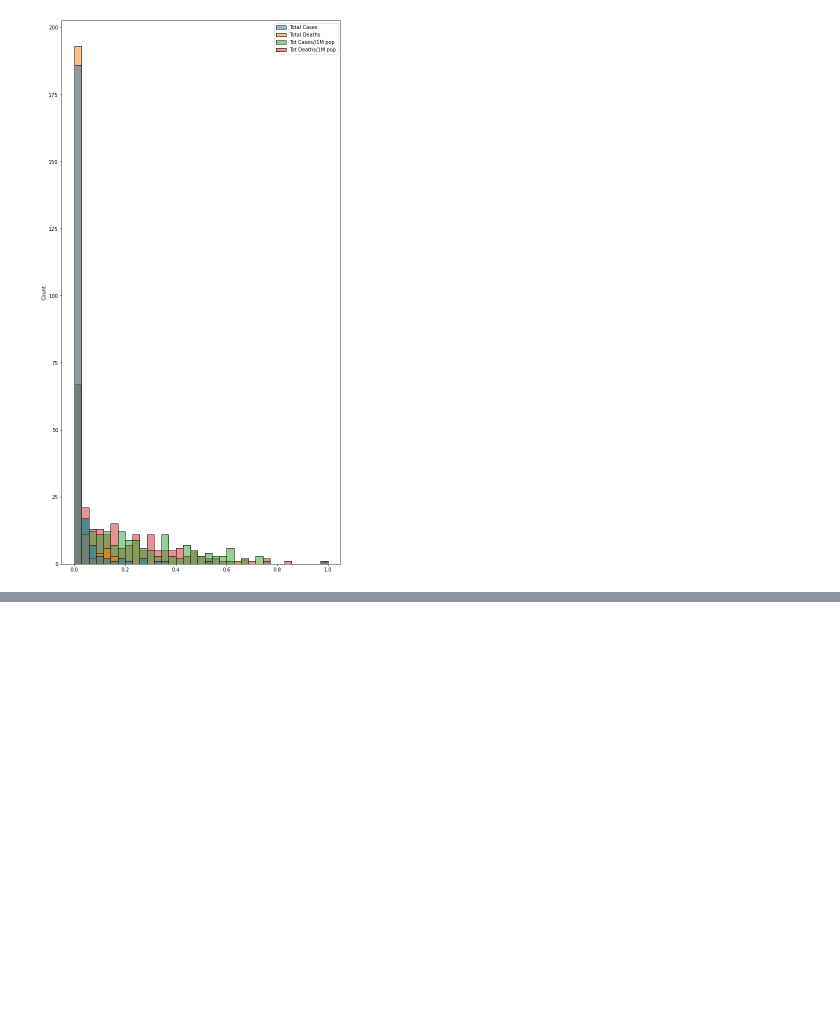
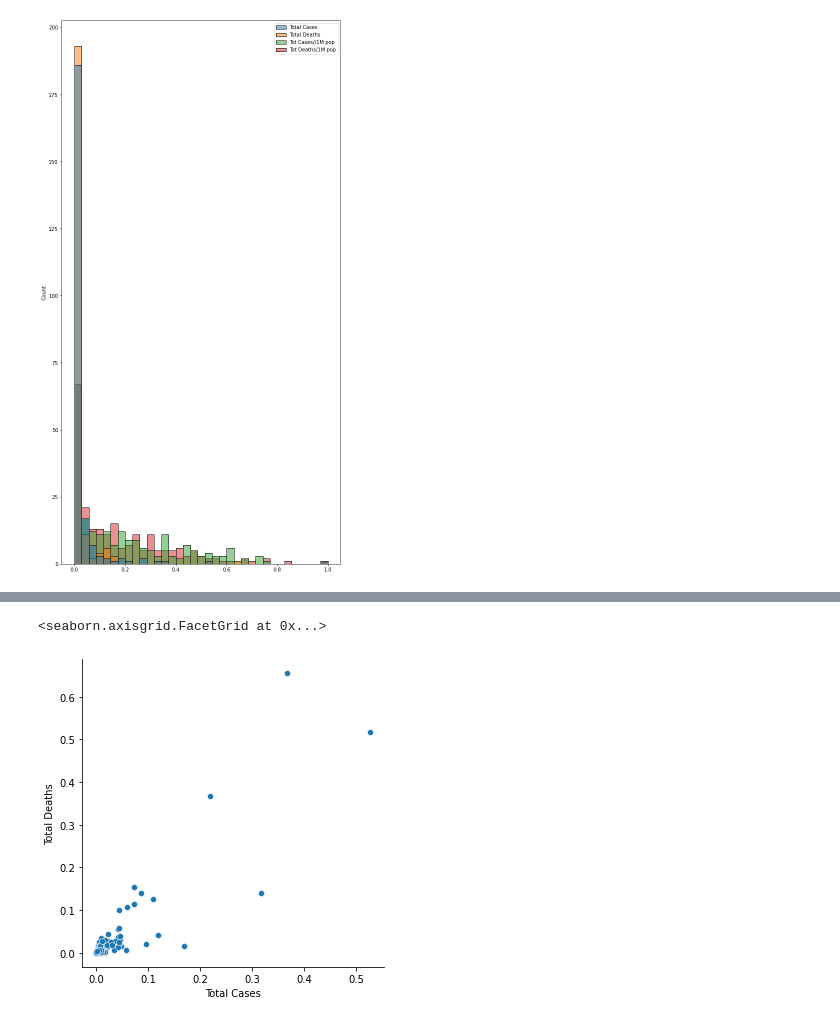
Before and after one commit to art1k20/ds_labs, a Jupyter notebook: kursova.ipynb, the cells around one changed output, grey strips where cells are left out. Saved outputs shown, nothing was run; the diff lists cells and outputs as text; code cells hidden in the pictures; blank space fills up the shorter version.

```diff
--- a/kursova.ipynb
+++ b/kursova.ipynb
@@ -169,0 +213,9 @@ plt.xticks(rotation = 90)
+# %%
+import numpy as np
+df1 = scaled_data.copy()
+
+df1.loc[scaled_data.sample(frac=0.1).index, 'Total Cases'] = np.nan
+df1.loc[scaled_data.sample(frac=0.1).index, 'Total Deaths'] = np.nan
+print(df1.isnull().sum())
+
+df1.corr(method='pearson')
@@ -169,0 +233,5 @@ plt.xticks(rotation = 90)
+# %%
+sns.relplot(data = df1, x = 'Total Cases', y = 'Total Deaths' )
+# %% [output]
+<seaborn.axisgrid.FacetGrid at 0x...>
+[figure, added]
```
Also changed, not shown: parts of 6 cells of this notebook.
